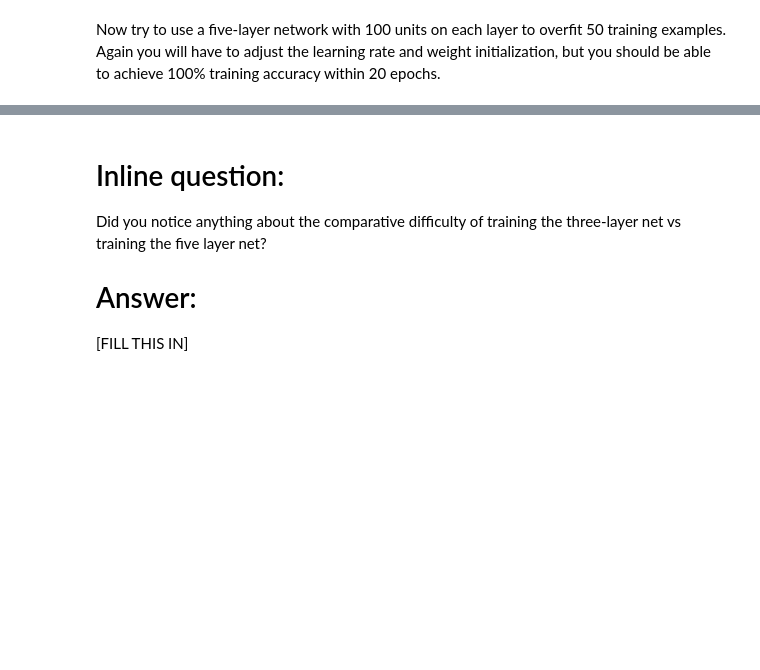
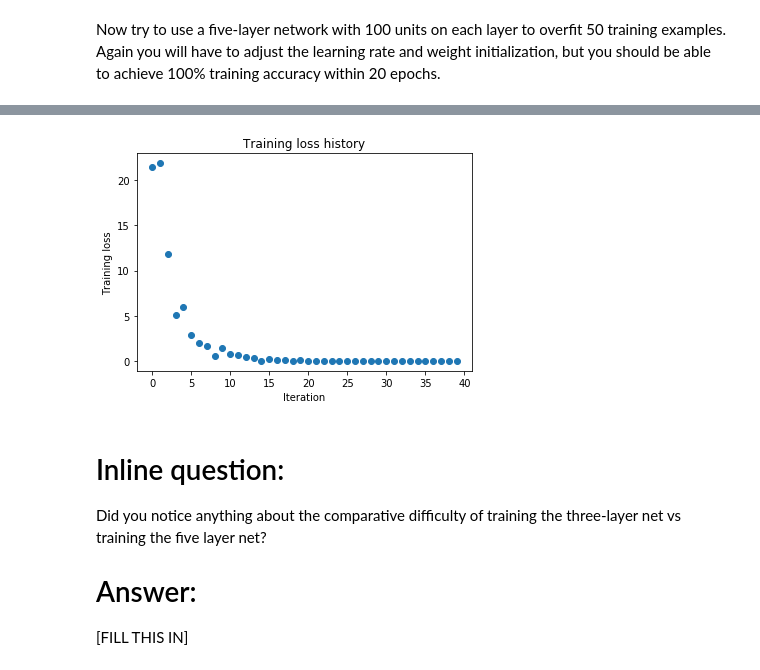
Before and after one commit to sbenditkis/cs231n, a Jupyter notebook: assignment2/FullyConnectedNets.ipynb, the cells around one changed output, grey strips where cells are left out. Saved outputs shown, nothing was run; the diff lists cells and outputs as text; code cells hidden in the pictures; blank space fills up the shorter version.

```diff
--- a/assignment2/FullyConnectedNets.ipynb
+++ b/assignment2/FullyConnectedNets.ipynb
@@ -446,8 +483,11 @@ small_data = {
   'y_val': data['y_val'],
 }
 
+#learning_rate = 1e-3
+#weight_scale = 1e-5
 learning_rate = 1e-3
-weight_scale = 1e-5
+weight_scale = 1.0/(2*np.sqrt(num_train))
+
 model = FullyConnectedNet([100, 100, 100, 100],
                 weight_scale=weight_scale, dtype=np.float64)
 solver = Solver(model, small_data,
@@ -464,3 +504,4 @@ plt.title('Training loss history')
 plt.xlabel('Iteration')
 plt.ylabel('Training loss')
 plt.show()
+# %% [output]
@@ -467,3 +525,4 @@ plt.show()
+[figure, added]
 # %% [markdown]
 # Inline question:
 Did you notice anything about the comparative difficulty of training the three-layer net vs training the five layer net?
```
Also changed, not shown: parts of 11 cells of this notebook, 2 other files.
